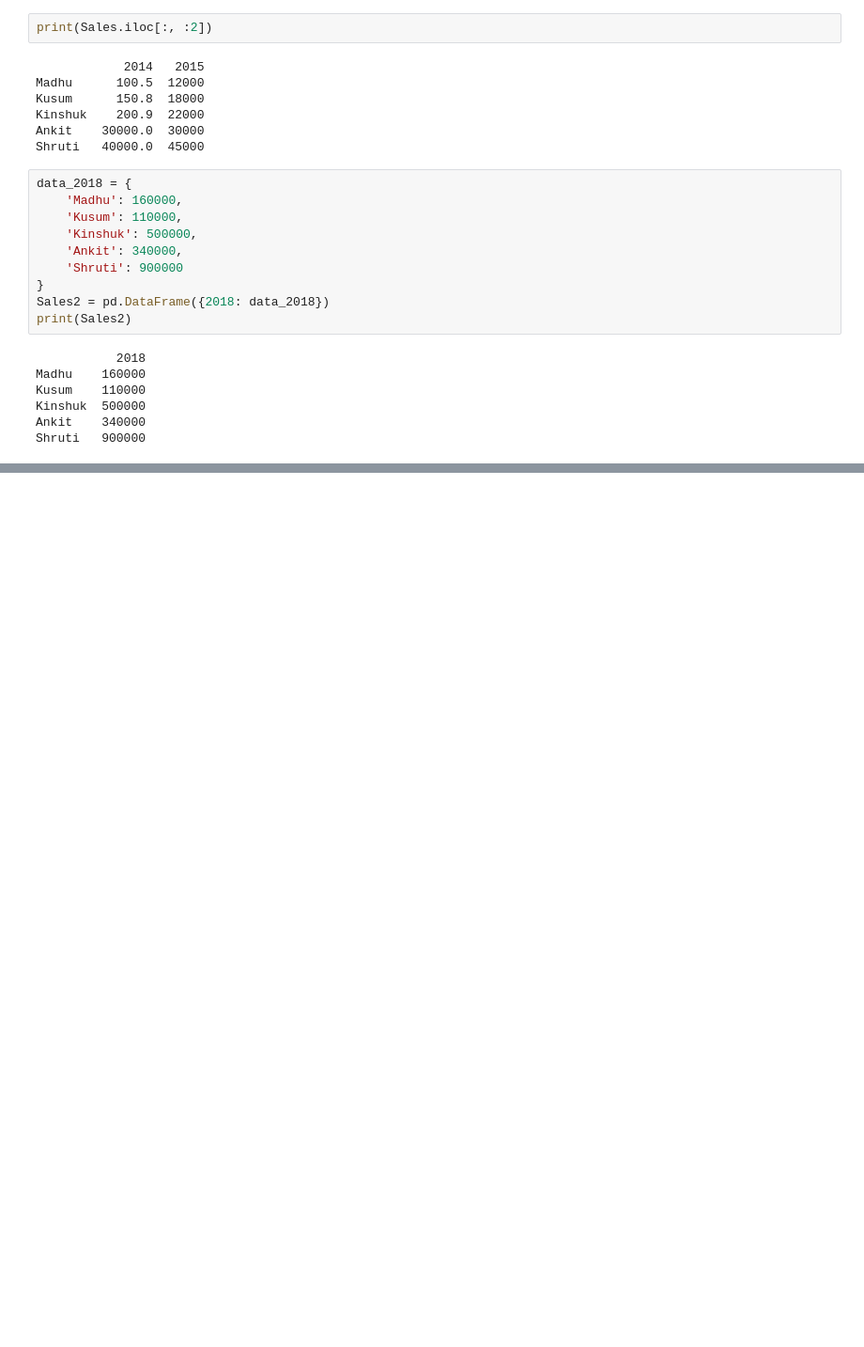
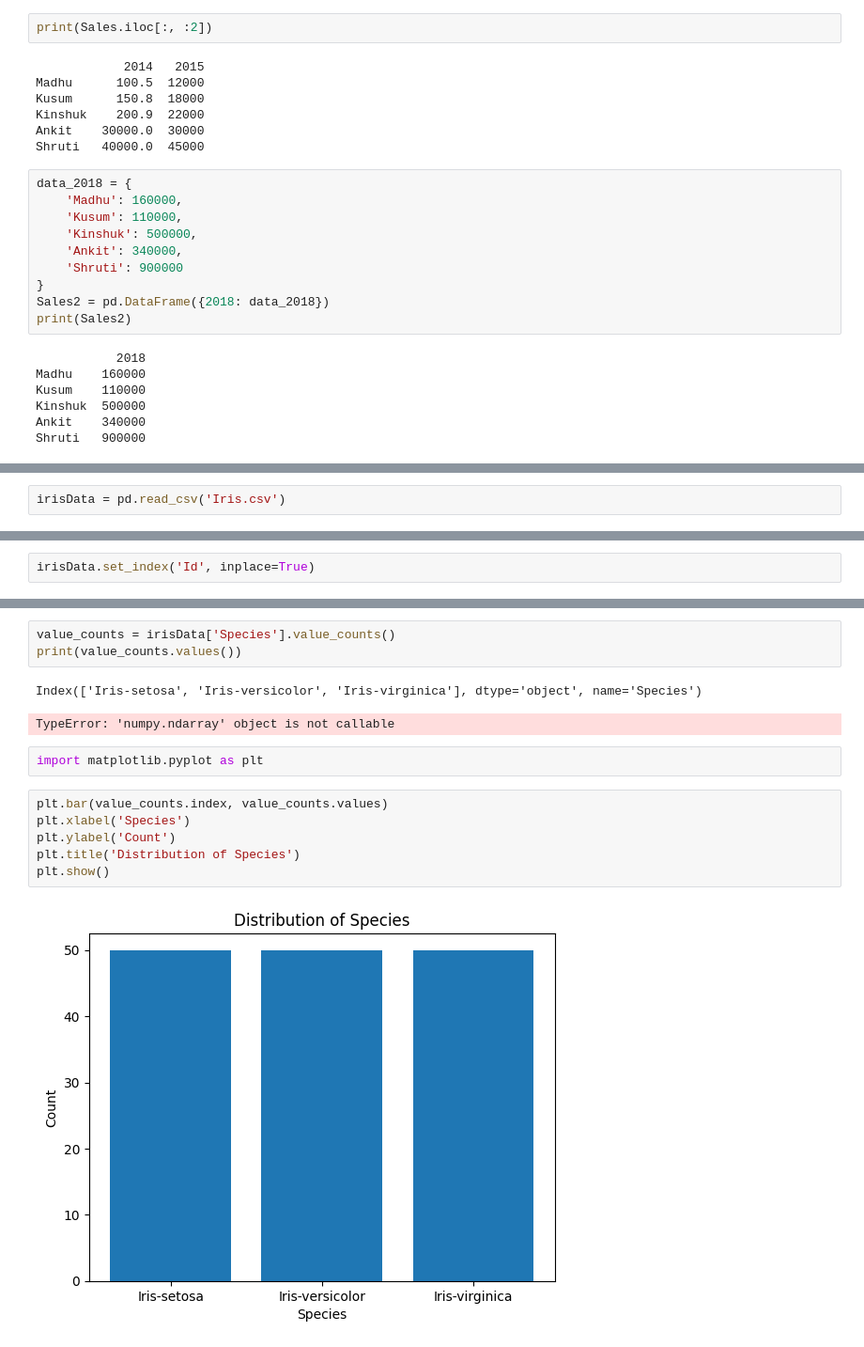
Before and after one commit to NikhilGeorge01/ML-Prac, a Jupyter notebook: ML_Practice.ipynb, the cells around one changed output, grey strips where cells are left out. Shown at 94% size. Drawn from its saved outputs; the diff is of its cells as text; blank space fills up the shorter version.

```diff
--- a/ML_Practice.ipynb
+++ b/ML_Practice.ipynb
@@ -90,0 +153,2 @@ ok
+# %%
+irisData = pd.read_csv('Iris.csv')
@@ -90,0 +287,2 @@ ok
+# %%
+irisData.set_index('Id', inplace=True)
@@ -90,0 +298,16 @@ ok
+# %%
+value_counts = irisData['Species'].value_counts()
+print(value_counts.values())
+# %% [output]
+Index(['Iris-setosa', 'Iris-versicolor', 'Iris-virginica'], dtype='object', name='Species')
+TypeError: 'numpy.ndarray' object is not callable
+# %%
+import matplotlib.pyplot as plt
+# %%
+plt.bar(value_counts.index, value_counts.values)
+plt.xlabel('Species')
+plt.ylabel('Count')
+plt.title('Distribution of Species')
+plt.show()
+# %% [output]
+[figure, added]
```
Also changed, not shown: parts of 42 cells of this notebook.
